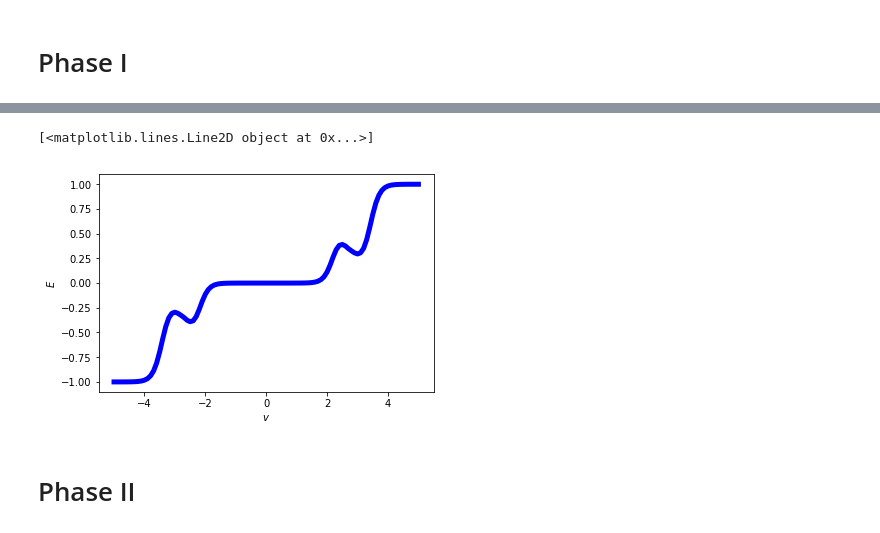
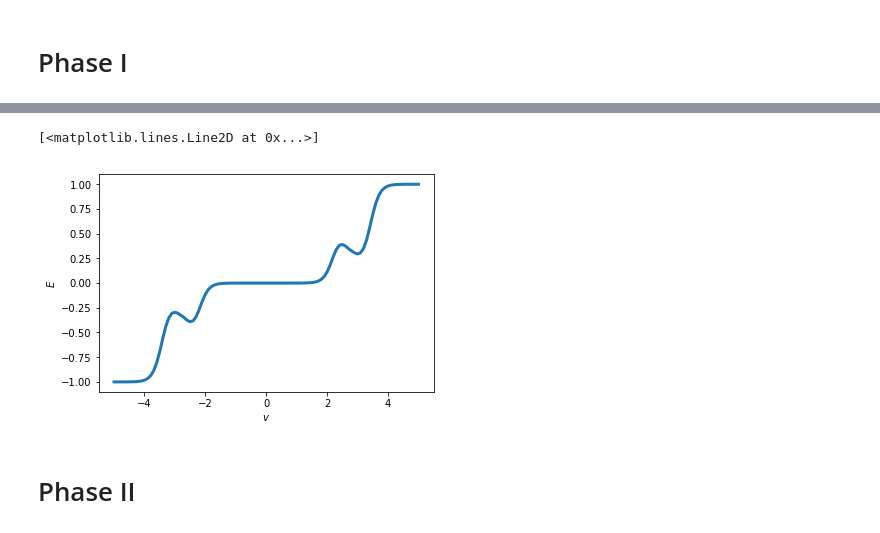
Before and after one commit to RiemannAI/theta, a Jupyter notebook: examples/Ehv_plots.ipynb, the cells around one changed output, grey strips where cells are left out. Cells and saved outputs as stored; diff of their text form; code cells hidden in the pictures.

Commit message:
Changed plotting style, added non-trivial phase II plot

```diff
--- a/examples/Ehv_plots.ipynb
+++ b/examples/Ehv_plots.ipynb
@@ -138,31 +206,31 @@ plt.savefig("EhvPhaseI-3.eps", format="eps")
 # %%
 # Non-diagonal
 
 Q = np.zeros((2,2))
 Q[0,0] = 30
 Q[1,0] = -7
 Q[0,1] = -1
 Q[1,1] = 38
 B = np.zeros((1,2))
 B[0,0] = 0
 B[0,1] = 0
 W = np.zeros((1,2))
 W[0,0] = -5.4
 W[0,1] = 8.2
 
 
 X = np.linspace(-5,5, 101)
 X = X.reshape((1,X.shape[0]))
 
 E=hidden_expectations(X, B, W, Q)
 
 
 plt.xlabel("$v$")
 plt.ylabel("$E$")
-plt.plot(X.flatten(), E[0],"b-", linewidth='5')
+plt.plot(X.flatten(), E[0],"-", linewidth='3')
 # %% [output]
-[<matplotlib.lines.Line2D object at 0x...>]
+[<matplotlib.lines.Line2D at 0x...>]
-[figure, old version]
+[figure, new version]
 # %% [markdown]
 # Phase II
 # %%
```
Also changed, not shown: parts of 11 cells of this notebook.
